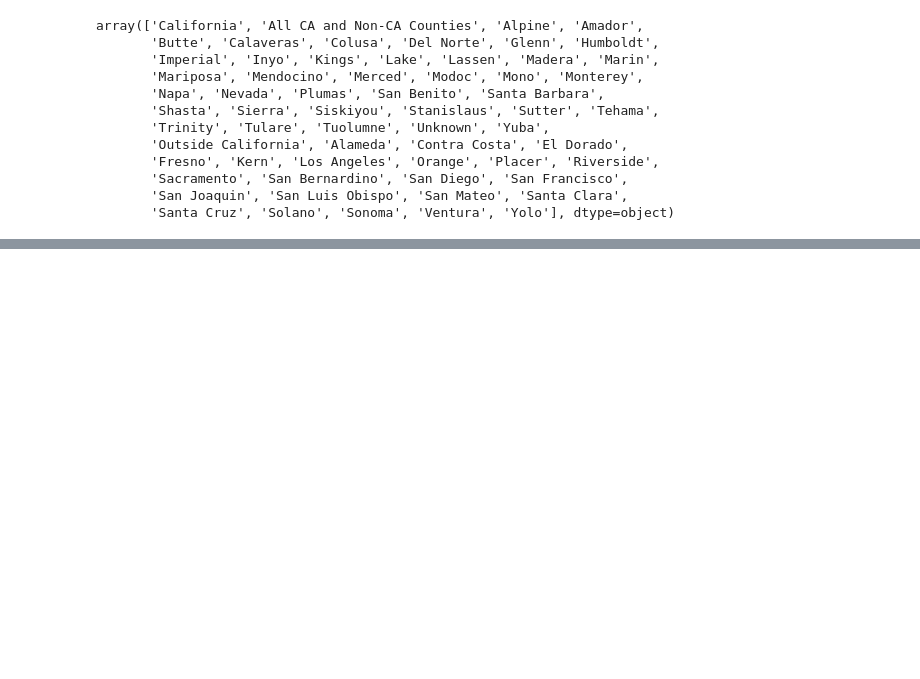
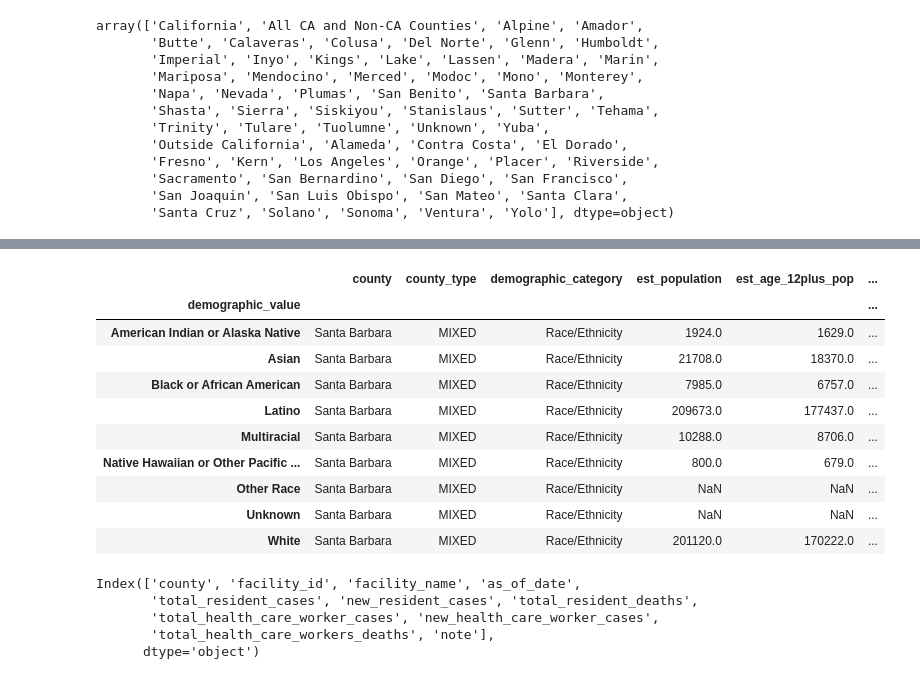
Before and after one commit to dailynexusdata/covid-dashboard, a Jupyter notebook: src/package/webscrape.ipynb, the cells around one changed output, grey strips where cells are left out. Drawn from its saved outputs; the diff is of its cells as text; code cells hidden in the pictures; blank space fills up the shorter version.

```diff
--- a/src/package/webscrape.ipynb
+++ b/src/package/webscrape.ipynb
@@ -69,0 +140,25 @@ sb_cases.to_csv("../../dist/data/dailyCases.csv", index=False)
+# %%
+raceGroups.groupby("demographic_value").first()
+# %% [output]
+|  | county | county_type | demographic_category | est_population | est_age_12plus_pop | ... |
+| demographic_value |  |  |  |  |  | ... |
+| American Indian or Alaska Native | Santa Barbara | MIXED | Race/Ethnicity | 1924.0 | 1629.0 | ... |
+| Asian | Santa Barbara | MIXED | Race/Ethnicity | 21708.0 | 18370.0 | ... |
+| Black or African American | Santa Barbara | MIXED | Race/Ethnicity | 7985.0 | 6757.0 | ... |
+| Latino | Santa Barbara | MIXED | Race/Ethnicity | 209673.0 | 177437.0 | ... |
+| Multiracial | Santa Barbara | MIXED | Race/Ethnicity | 10288.0 | 8706.0 | ... |
+| Native Hawaiian or Other Pacific ... | Santa Barbara | MIXED | Race/Ethnicity | 800.0 | 679.0 | ... |
+| Other Race | Santa Barbara | MIXED | Race/Ethnicity | NaN | NaN | ... |
+| Unknown | Santa Barbara | MIXED | Race/Ethnicity | NaN | NaN | ... |
+| White | Santa Barbara | MIXED | Race/Ethnicity | 201120.0 | 170222.0 | ... |
+# %%
+
+nursing = pd.read_csv("https://data.chhs.ca.gov/dataset/7759311f-1aa8-4ff6-bfbb-ba8f64290ae2/resource/d4d68f74-9176-4969-9f07-1546d81db5a7/download/covid19datanursinghome.csv")
+nursing = nursing[nursing["county"] == "Santa Barbara"]
+print(nursing.columns)
+# %% [output]
+Index(['county', 'facility_id', 'facility_name', 'as_of_date',
+       'total_resident_cases', 'new_resident_cases', 'total_resident_deaths',
+       'total_health_care_worker_cases', 'new_health_care_worker_cases',
+       'total_health_care_workers_deaths', 'note'],
+      dtype='object')
```
Also changed, not shown: parts of 11 cells of this notebook, 2 other files.
